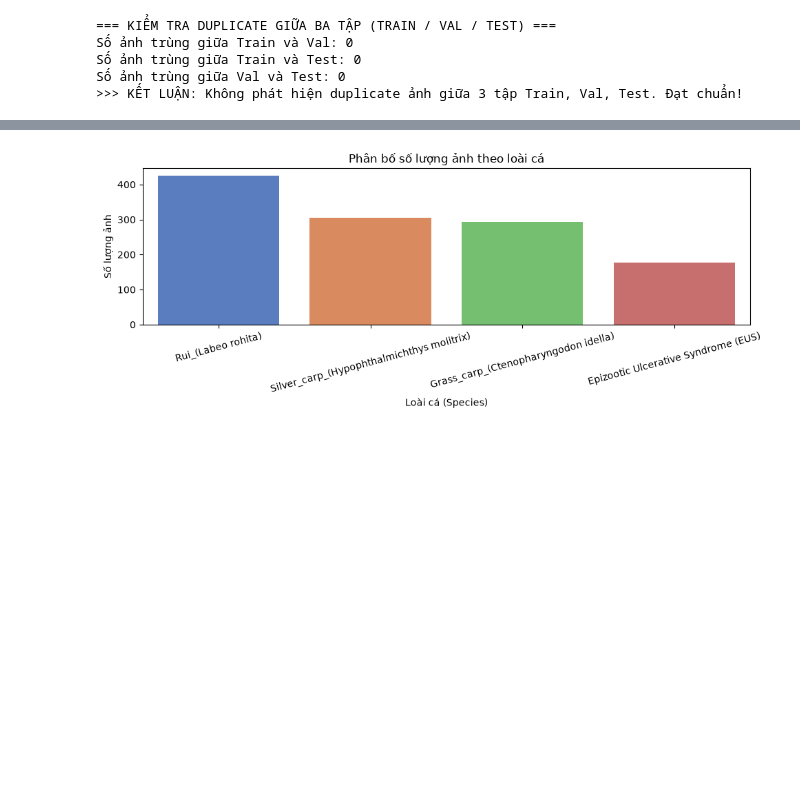
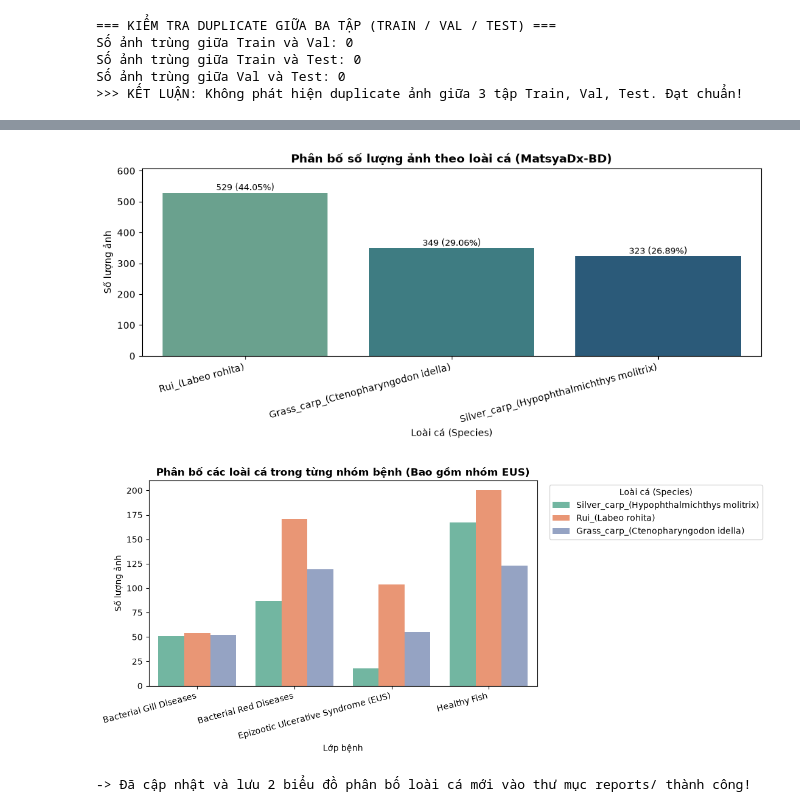
Before and after one commit to Kim-Yen/He_thong_phat_hien_benh_ca_dua_tren_hoc_sau_va_ontology, a Jupyter notebook: notebook/02_eda.ipynb, the cells around one changed output, grey strips where cells are left out. Cells and saved outputs as stored; diff of their text form; code cells hidden in the pictures; blank space fills up the shorter version.

Commit message:
fix(eda,docs): resolve species extraction for EUS, unify pHash threshold to <=5 and update progress report

```diff
--- a/notebook/02_eda.ipynb
+++ b/notebook/02_eda.ipynb
@@ -199,30 +199,59 @@ Số ảnh trùng giữa Train và Test: 0
 Số ảnh trùng giữa Val và Test: 0
 >>> KẾT LUẬN: Không phát hiện duplicate ảnh giữa 3 tập Train, Val, Test. Đạt chuẩn!
 # %%
-#Thống kê phân bố loài cá (Species) từ cấu trúc đường dẫn
-# Trích xuất thông tin loài từ cột image_path (giả định cấu trúc thư mục chứa tên loài)
+# Thống kê phân bố loài cá (Species) từ cấu trúc đường dẫn
+# Đã sửa theo góp ý GVHD: Phân biệt chính xác giữa tên bệnh (EUS) và loài cá thực tế
 def extract_species(path_str):
     parts = Path(path_str).parts
-    # Tìm phần tử chứa tên loài (thường nằm ở vị trí sau lớp bệnh hoặc chứa dấu ngoặc)
+    # Danh mục loài cá thực tế trong bộ dữ liệu MatsyaDx-BD
+    known_species = [
+        'Grass_carp_(Ctenopharyngodon idella)',
+        'Rui_(Labeo rohita)',
+        'Silver_carp_(Hypophthalmichthys molitrix)'
+    ]
     for part in parts:
-        if '(' in part and ')' in part:
-            return part
-    return "Unknown_Species"
+        for ks in known_species:
+            if ks.lower() in part.lower():
+                return ks
+    # Nếu cấu trúc đường dẫn không cung cấp thông tin loài cá
+    return "Unknown/Not provided"
 
 df_meta['species'] = df_meta['image_path'].apply(extract_species)
 
-print("=== THỐNG KÊ PHÂN BỐ LOÀI CÁ (SPECIES) ===")
-species_counts = df_meta['species'].value_counts().reset_index(name='num_images')
+print("=== THỐNG KÊ PHÂN BỐ LOÀI CÁ (SPECIES) TRÊN TOÀN BỘ 1.201 ẢNH SẠCH ===")
+species_counts = df_meta['species'].value_counts().reset_index()
+species_counts.columns = ['species', 'num_images']
+species_counts['percentage'] = (species_counts['num_images'] / len(df_meta) * 100).round(2).astype(str) + '%'
 print(species_counts.to_string(index=False))
 
-# Vẽ biểu đồ phân bố loài
-plt.figure(figsize=(10, 4))
-sns.barplot(data=species_counts, x='species', y='num_images', palette='muted', hue='species', legend=False)
-plt.title("Phân bố số lượng ảnh theo loài cá")
-plt.xlabel("Loài cá (Species)")
-plt.ylabel("Số lượng ảnh")
-plt.xticks(rotation=15)
+print("\n=== MA TRẬN PHÂN BỐ LOÀI CÁ THEO TỪNG LỚP BỆNH (CROSSTAB) ===")
+species_disease_cross = pd.crosstab(df_meta['class_name'], df_meta['species'], margins=True, margins_name='Tổng')
+print(species_disease_cross)
+
+# 1. Vẽ biểu đồ phân bố tổng thể theo loài cá
+plt.figure(figsize=(10, 4.5))
+sns.barplot(data=species_counts, x='species', y='num_images', palette='crest', hue='species', legend=False)
+plt.title("Phân bố số lượng ảnh theo loài cá (MatsyaDx-BD)", fontsize=12, fontweight='bold')
+plt.xlabel("Loài cá (Species)", fontsize=10)
+plt.ylabel("Số lượng ảnh", fontsize=10)
+plt.xticks(rotation=15, ha='right')
+for idx, row in species_counts.iterrows():
+    plt.text(idx, row['num_images'] + 8, f"{row['num_images']} ({row['percentage']})", ha='center', fontsize=9)
+plt.ylim(0, max(species_counts['num_images']) * 1.15)
 plt.tight_layout()
 plt.savefig(reports_dir / "species_distribution.png", dpi=300)
 plt.show()
+
+# 2. Vẽ biểu đồ ma trận phân bố loài cá theo từng lớp bệnh
+plt.figure(figsize=(11, 5))
+sns.countplot(data=df_meta, x='class_name', hue='species', palette='Set2')
+plt.title("Phân bố các loài cá trong từng nhóm bệnh (Bao gồm nhóm EUS)", fontsize=12, fontweight='bold')
+plt.xlabel("Lớp bệnh", fontsize=10)
+plt.ylabel("Số lượng ảnh", fontsize=10)
+plt.xticks(rotation=15, ha='right')
+plt.legend(title="Loài cá (Species)", bbox_to_anchor=(1.02, 1), loc='upper left')
+plt.tight_layout()
+plt.savefig(reports_dir / "disease_species_crosstab.png", dpi=300)
+plt.show()
+print("\n-> Đã cập nhật và lưu 2 biểu đồ phân bố loài cá mới vào thư mục reports/ thành công!")
 # %% [output]
@@ -235 +275,3 @@ Silver_carp_(Hypophthalmichthys molitrix)         305
-[figure, old version]
+[figure, new version]
+[figure, added]
+-> Đã cập nhật và lưu 2 biểu đồ phân bố loài cá mới vào thư mục reports/ thành công!
```
Also changed, not shown: parts of 1 cell of this notebook, 5 other files.
